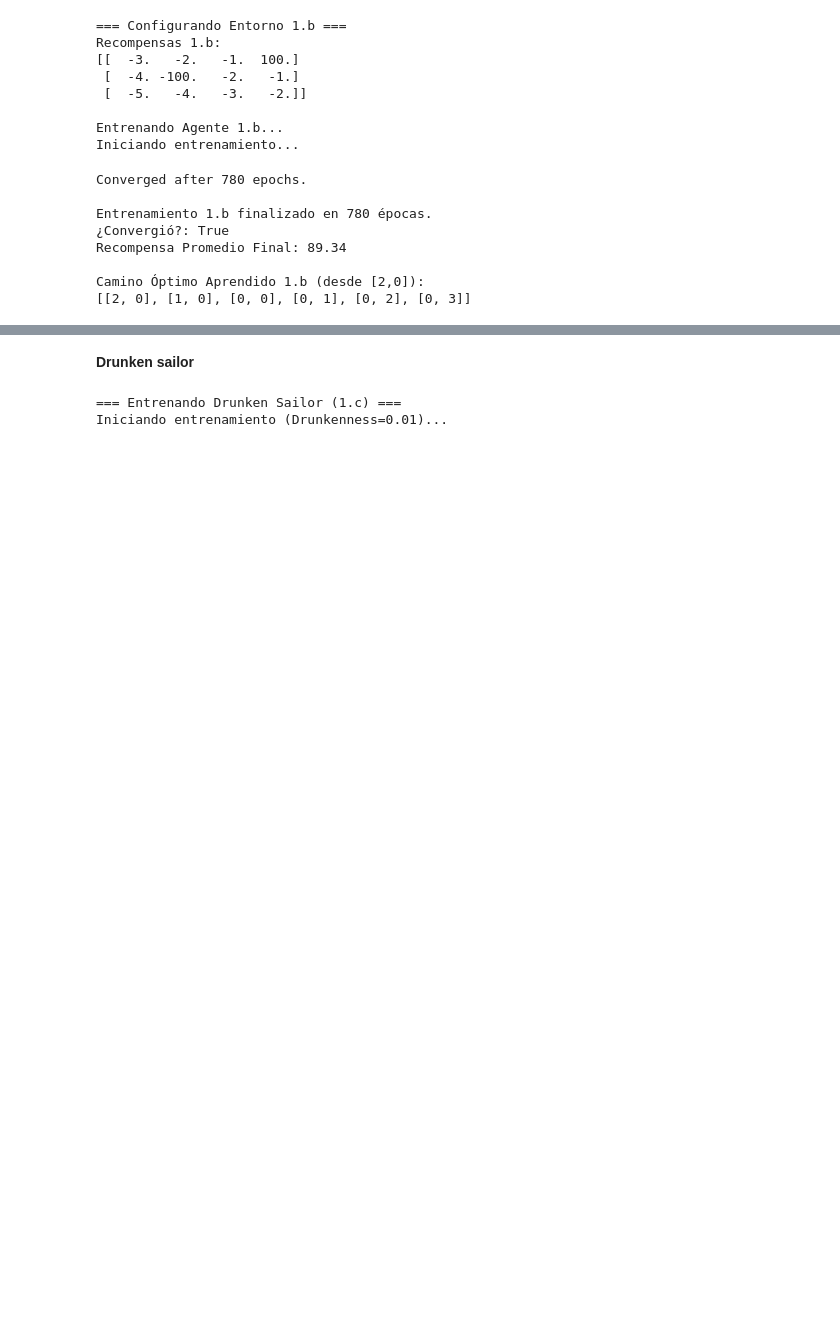
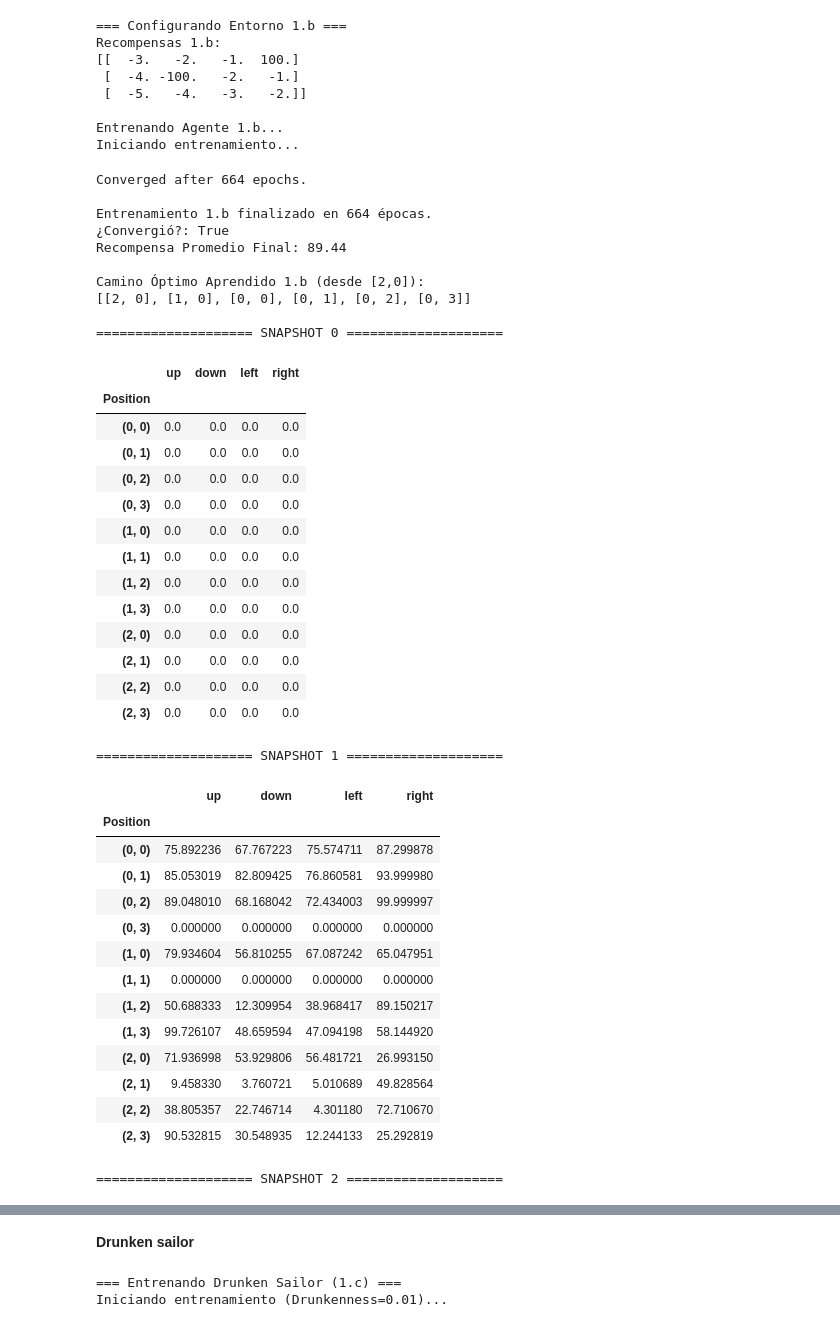
Before and after one commit to Joanfmir/IA, a Jupyter notebook: Practica 3/ejercicio1.ipynb, the cells around one changed output, grey strips where cells are left out. Saved outputs shown, nothing was run; the diff lists cells and outputs as text; code cells hidden in the pictures; blank space fills up the shorter version.

```diff
--- a/Practica 3/ejercicio1.ipynb
+++ b/Practica 3/ejercicio1.ipynb
@@ -306,33 +409,69 @@ results_1b = train(
     gamma=GAMMA,
     epsilon=EPSILON,
     conv_threshold=0.0001,
     patience=20,
     drunkenness=0.0
 )
 
 # 3. Resultados
 print(f"\nEntrenamiento 1.b finalizado en {results_1b['total_epochs']} épocas.")
 print(f"¿Convergió?: {results_1b['is_converged']}")
 print(f"Recompensa Promedio Final: {results_1b['avg_reward_final']:.2f}")
 
 # 4. Verificación del Camino Aprendido
 print("\nCamino Óptimo Aprendido 1.b (desde [2,0]):")
 path_1b = get_shortest_path(2, 0, q_table_b, rewards_b, obstacles_b)
 print(path_1b)
+
+# 5. Visualización de las Q-Tables
+snapshots_1b = results_1b['snapshots']
+display_q_table_snapshots(snapshots_1b)
 # %% [output]
 === Configurando Entorno 1.b ===
 Recompensas 1.b:
 [[  -3.   -2.   -1.  100.]
  [  -4. -100.   -2.   -1.]
  [  -5.   -4.   -3.   -2.]]
 
 Entrenando Agente 1.b...
 Iniciando entrenamiento...
-Converged after 780 epochs.
+Converged after 664 epochs.
 
-Entrenamiento 1.b finalizado en 780 épocas.
+Entrenamiento 1.b finalizado en 664 épocas.
 ¿Convergió?: True
-Recompensa Promedio Final: 89.34
+Recompensa Promedio Final: 89.44
 
 Camino Óptimo Aprendido 1.b (desde [2,0]):
 [[2, 0], [1, 0], [0, 0], [0, 1], [0, 2], [0, 3]]
+
+==================== SNAPSHOT 0 ====================
+|  | up | down | left | right |
+| Position |  |  |  |  |
+| (0, 0) | 0.0 | 0.0 | 0.0 | 0.0 |
+| (0, 1) | 0.0 | 0.0 | 0.0 | 0.0 |
+| (0, 2) | 0.0 | 0.0 | 0.0 | 0.0 |
+| (0, 3) | 0.0 | 0.0 | 0.0 | 0.0 |
+| (1, 0) | 0.0 | 0.0 | 0.0 | 0.0 |
+| (1, 1) | 0.0 | 0.0 | 0.0 | 0.0 |
+| (1, 2) | 0.0 | 0.0 | 0.0 | 0.0 |
+| (1, 3) | 0.0 | 0.0 | 0.0 | 0.0 |
+| (2, 0) | 0.0 | 0.0 | 0.0 | 0.0 |
+| (2, 1) | 0.0 | 0.0 | 0.0 | 0.0 |
+| (2, 2) | 0.0 | 0.0 | 0.0 | 0.0 |
+| (2, 3) | 0.0 | 0.0 | 0.0 | 0.0 |
+==================== SNAPSHOT 1 ====================
+|  | up | down | left | right |
+| Position |  |  |  |  |
+| (0, 0) | 75.892236 | 67.767223 | 75.574711 | 87.299878 |
+| (0, 1) | 85.053019 | 82.809425 | 76.860581 | 93.999980 |
+| (0, 2) | 89.048010 | 68.168042 | 72.434003 | 99.999997 |
+| (0, 3) | 0.000000 | 0.000000 | 0.000000 | 0.000000 |
+| (1, 0) | 79.934604 | 56.810255 | 67.087242 | 65.047951 |
+| (1, 1) | 0.000000 | 0.000000 | 0.000000 | 0.000000 |
+| (1, 2) | 50.688333 | 12.309954 | 38.968417 | 89.150217 |
+| (1, 3) | 99.726107 | 48.659594 | 47.094198 | 58.144920 |
+| (2, 0) | 71.936998 | 53.929806 | 56.481721 | 26.993150 |
+| (2, 1) | 9.458330 | 3.760721 | 5.010689 | 49.828564 |
+| (2, 2) | 38.805357 | 22.746714 | 4.301180 | 72.710670 |
+| (2, 3) | 90.532815 | 30.548935 | 12.244133 | 25.292819 |
+==================== SNAPSHOT 2 ====================
```
Also changed, not shown: parts of 7 cells of this notebook, 2 other files.
